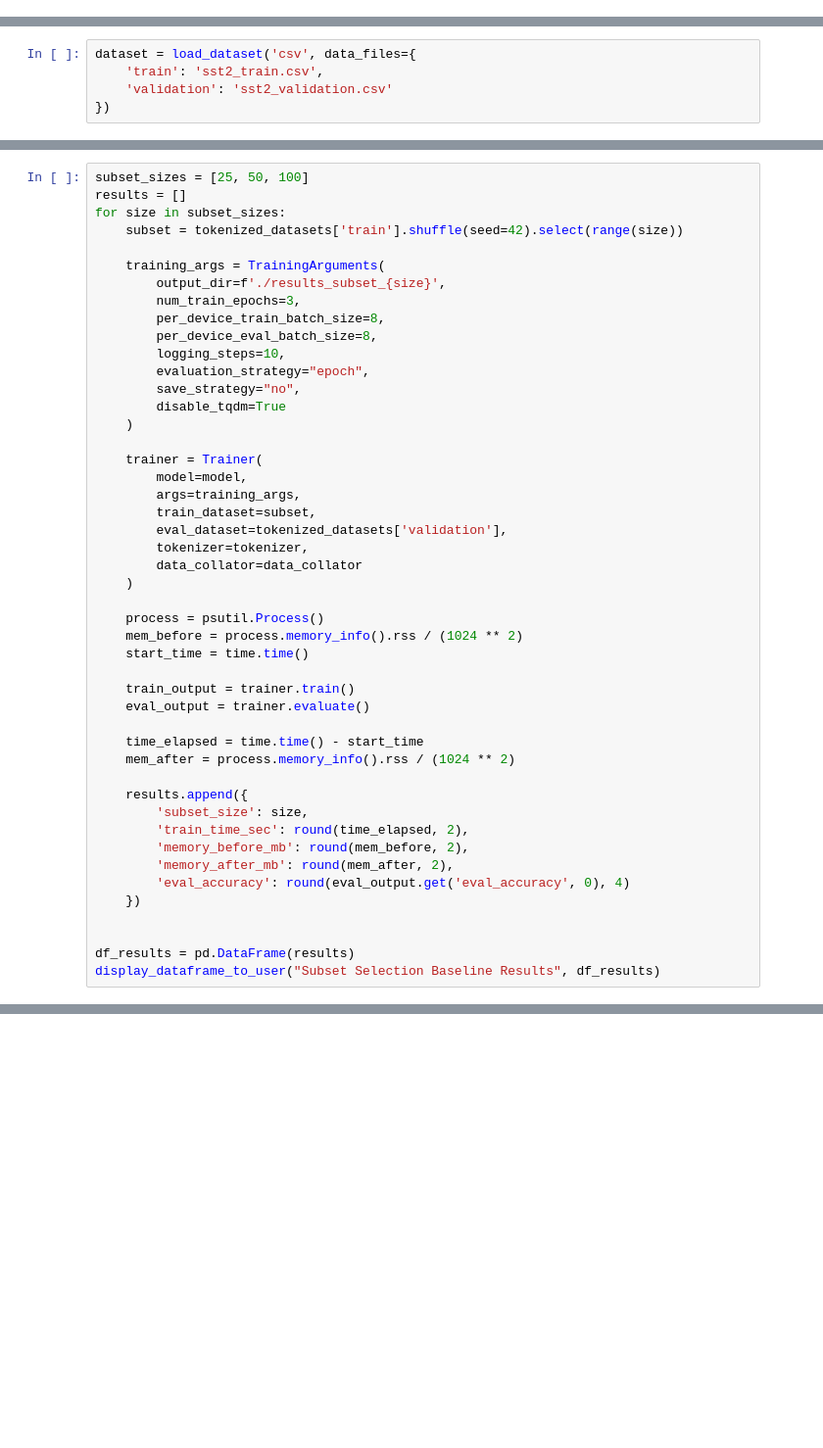
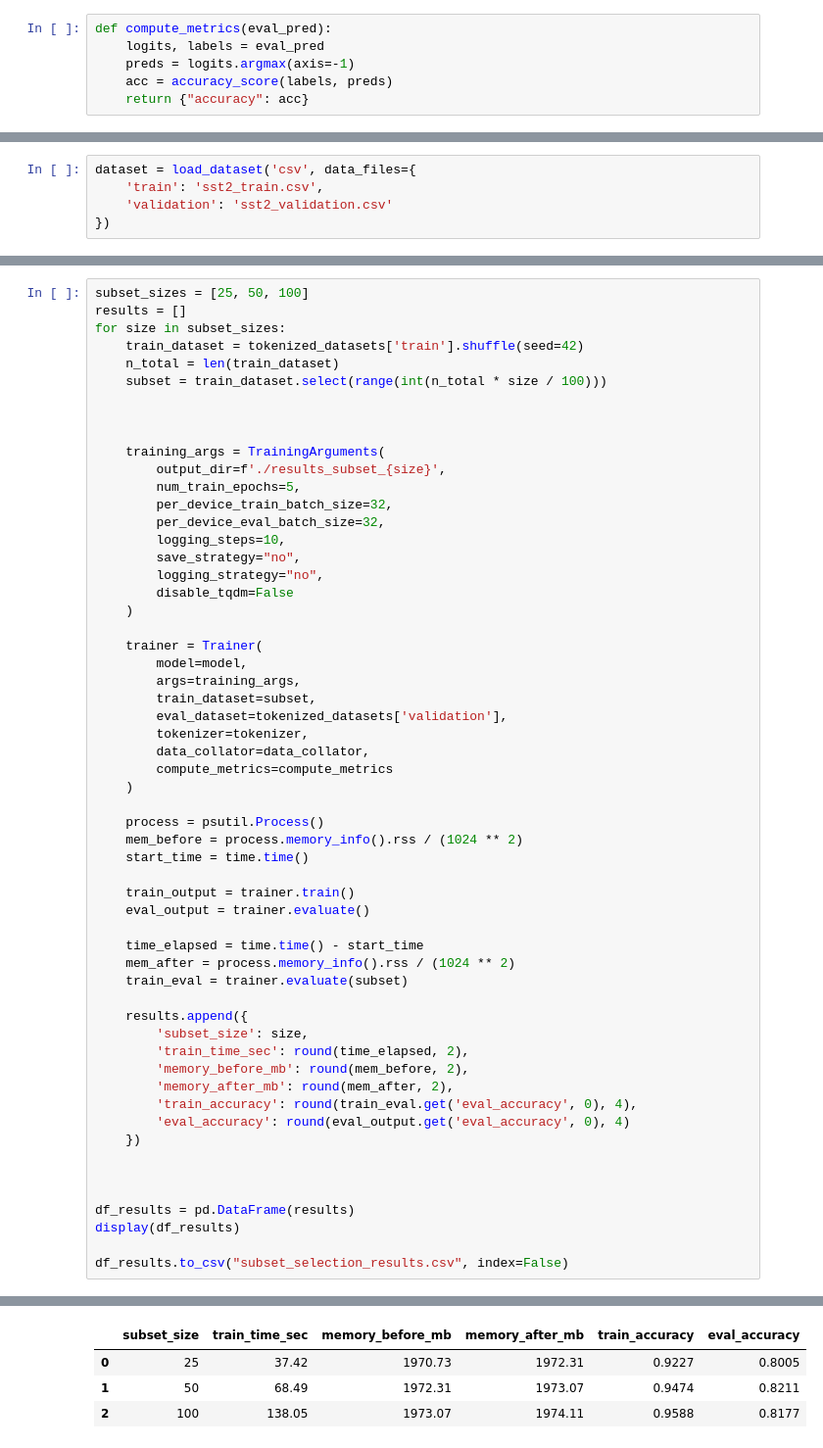
Before and after one commit to mnasser3/ConvexOptimDataSet, a Jupyter notebook: datasets/train.ipynb, the cells around one changed output, grey strips where cells are left out. Shown: that part at 98% size. Drawn from its saved outputs; the diff is of its cells as text; blank space fills up the shorter version.

Commit message:
working train

```diff
--- a/datasets/train.ipynb
+++ b/datasets/train.ipynb
@@ -9,3 +51,9 @@ from ace_tools import display_dataframe_to_user
+# %%
+def compute_metrics(eval_pred):
+    logits, labels = eval_pred
+    preds = logits.argmax(axis=-1)
+    acc = accuracy_score(labels, preds)
+    return {"accuracy": acc}
 # %%
 model_name = "prajjwal1/bert-tiny"
 tokenizer = BertTokenizer.from_pretrained(model_name)
@@ -24,17 +92,21 @@ data_collator = DataCollatorWithPadding(tokenizer=tokenizer)
 subset_sizes = [25, 50, 100]
 results = []
 for size in subset_sizes:
-    subset = tokenized_datasets['train'].shuffle(seed=42).select(range(size))
+    train_dataset = tokenized_datasets['train'].shuffle(seed=42)
+    n_total = len(train_dataset)
+    subset = train_dataset.select(range(int(n_total * size / 100)))
+
+
 
     training_args = TrainingArguments(
         output_dir=f'./results_subset_{size}',
-        num_train_epochs=3,
-        per_device_train_batch_size=8,
-        per_device_eval_batch_size=8,
+        num_train_epochs=5,
+        per_device_train_batch_size=32,
+        per_device_eval_batch_size=32,
         logging_steps=10,
-        evaluation_strategy="epoch",
         save_strategy="no",
-        disable_tqdm=True
+        logging_strategy="no",
+        disable_tqdm=False
     )
 
     trainer = Trainer(
@@ -43,7 +115,8 @@ for size in subset_sizes:
         train_dataset=subset,
         eval_dataset=tokenized_datasets['validation'],
         tokenizer=tokenizer,
-        data_collator=data_collator
+        data_collator=data_collator,
+        compute_metrics=compute_metrics
     )
 
     process = psutil.Process()
@@ -55,15 +128,21 @@ for size in subset_sizes:
 
     time_elapsed = time.time() - start_time
     mem_after = process.memory_info().rss / (1024 ** 2)
+    train_eval = trainer.evaluate(subset)
 
     results.append({
         'subset_size': size,
         'train_time_sec': round(time_elapsed, 2),
         'memory_before_mb': round(mem_before, 2),
         'memory_after_mb': round(mem_after, 2),
+        'train_accuracy': round(train_eval.get('eval_accuracy', 0), 4),
         'eval_accuracy': round(eval_output.get('eval_accuracy', 0), 4)
     })
 
 
+
 df_results = pd.DataFrame(results)
-display_dataframe_to_user("Subset Selection Baseline Results", df_results)
+display(df_results)
+
+df_results.to_csv("subset_selection_results.csv", index=False)
+# %% [output]
@@ -69,0 +161,4 @@ display_dataframe_to_user("Subset Selection Baseline Results", df_results)
+|  | subset_size | train_time_sec | memory_before_mb | memory_after_mb | train_accuracy | eval_accuracy |
+| 0 | 25 | 37.42 | 1970.73 | 1972.31 | 0.9227 | 0.8005 |
+| 1 | 50 | 68.49 | 1972.31 | 1973.07 | 0.9474 | 0.8211 |
+| 2 | 100 | 138.05 | 1973.07 | 1974.11 | 0.9588 | 0.8177 |
```
Also changed, not shown: parts of 9 cells of this notebook.
